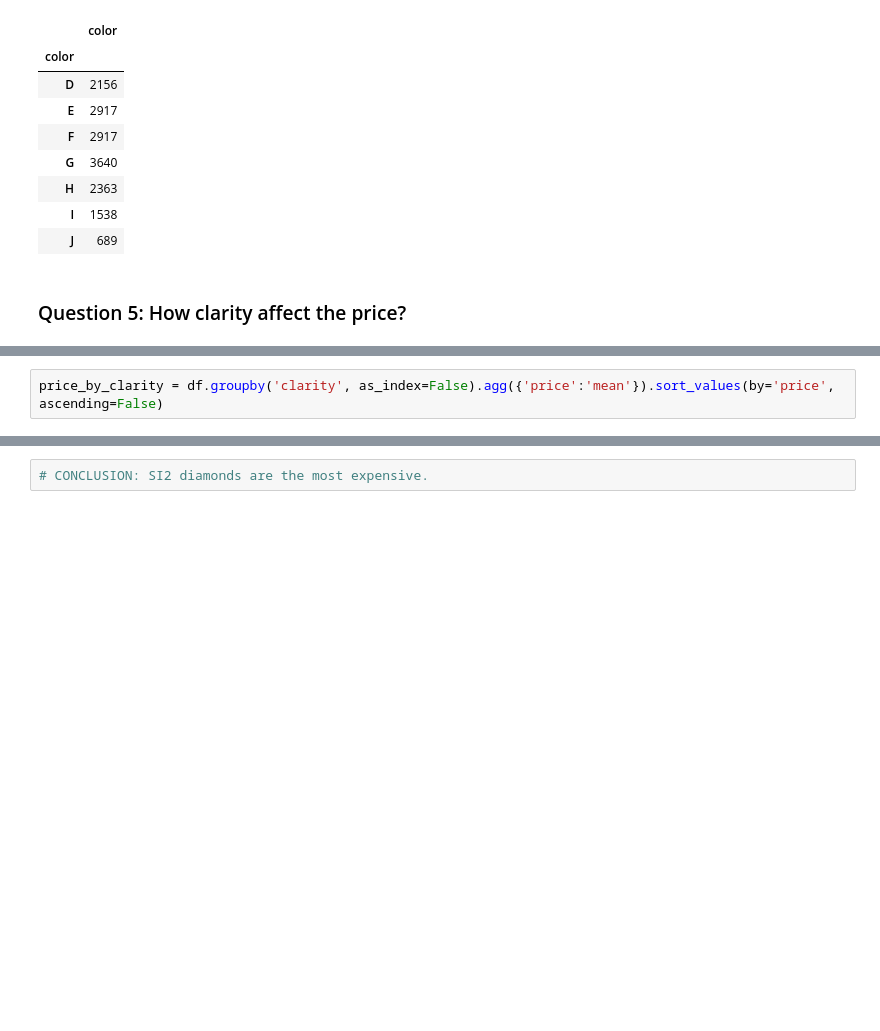
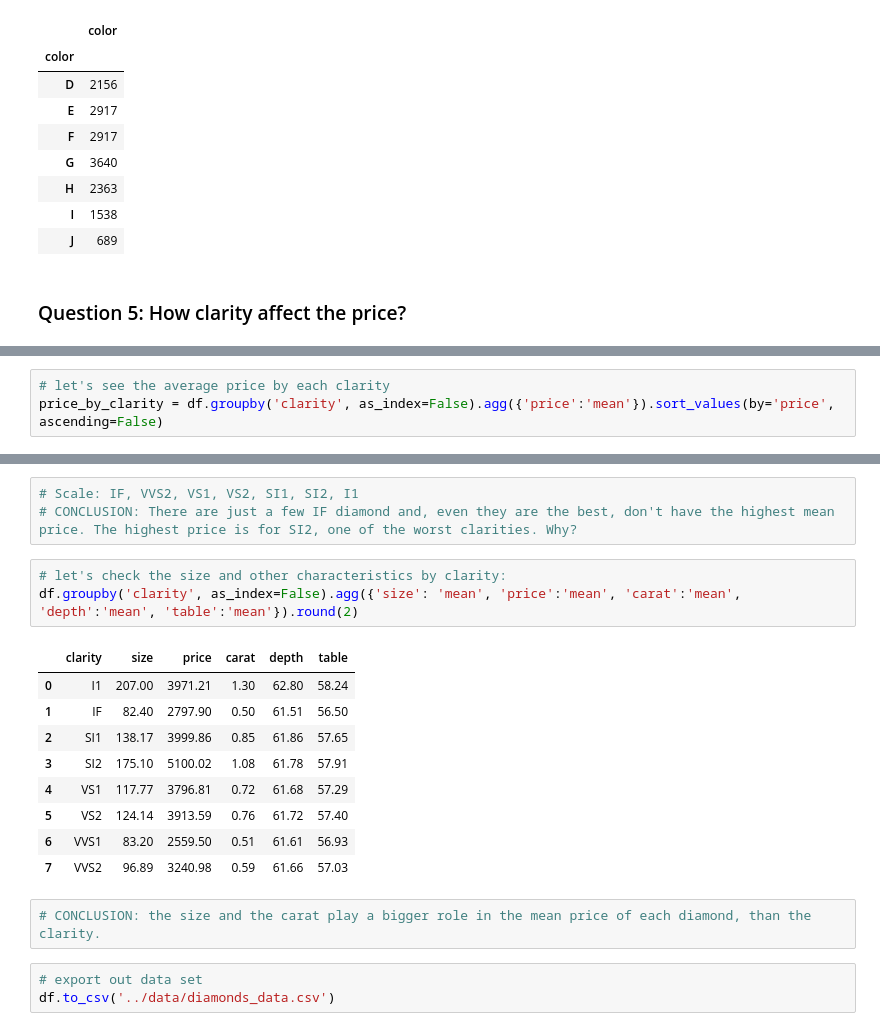
Before and after one commit to ssarahreyes/ih_datamadpt1120_project_m2, a Jupyter notebook: notebooks/data_analysis_report.ipynb, the cells around one changed output, grey strips where cells are left out. Saved outputs shown, nothing was run; the diff lists cells and outputs as text; blank space fills up the shorter version.

```diff
--- a/notebooks/data_analysis_report.ipynb
+++ b/notebooks/data_analysis_report.ipynb
@@ -249,4 +258,5 @@ ideal_diamonds.groupby('color').agg({'color':'count'})
 # %%
+# let's see the average price by each clarity
 price_by_clarity = df.groupby('clarity', as_index=False).agg({'price':'mean'}).sort_values(by='price', ascending=False)
 # %%
 price_by_clarity.iplot(kind='bar',
@@ -258,5 +268,24 @@ price_by_clarity.iplot(kind='bar',
                           color='grey')
 # %% [output]
 [figure]
-# %%
-# CONCLUSION: SI2 diamonds are the most expensive.
+# %%
+# Scale: IF, VVS2, VS1, VS2, SI1, SI2, I1
+# CONCLUSION: There are just a few IF diamond and, even they are the best, don't have the highest mean price. The highest price is for SI2, one of the worst clarities. Why?
+# %%
+# let's check the size and other characteristics by clarity:
+df.groupby('clarity', as_index=False).agg({'size': 'mean', 'price':'mean', 'carat':'mean', 'depth':'mean', 'table':'mean'}).round(2)
+# %% [output]
+|  | clarity | size | price | carat | depth | table |
+| 0 | I1 | 207.00 | 3971.21 | 1.30 | 62.80 | 58.24 |
+| 1 | IF | 82.40 | 2797.90 | 0.50 | 61.51 | 56.50 |
+| 2 | SI1 | 138.17 | 3999.86 | 0.85 | 61.86 | 57.65 |
+| 3 | SI2 | 175.10 | 5100.02 | 1.08 | 61.78 | 57.91 |
+| 4 | VS1 | 117.77 | 3796.81 | 0.72 | 61.68 | 57.29 |
+| 5 | VS2 | 124.14 | 3913.59 | 0.76 | 61.72 | 57.40 |
+| 6 | VVS1 | 83.20 | 2559.50 | 0.51 | 61.61 | 56.93 |
+| 7 | VVS2 | 96.89 | 3240.98 | 0.59 | 61.66 | 57.03 |
+# %%
+# CONCLUSION: the size and the carat play a bigger role in the mean price of each diamond, than the clarity.
+# %%
+# export out data set
+df.to_csv('../data/diamonds_data.csv')
```
Also changed, not shown: parts of 8 cells of this notebook.
